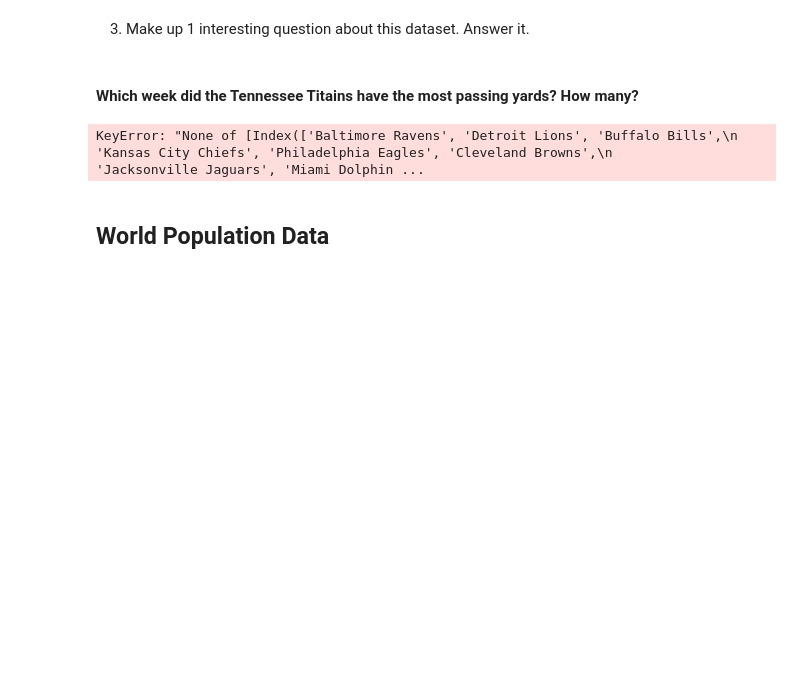
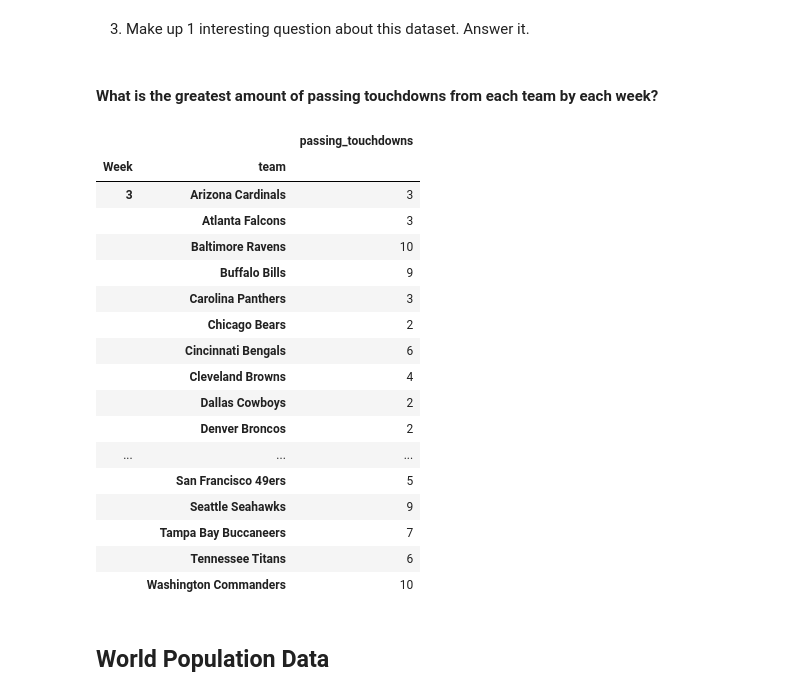
Before and after one commit to AveryH6/cis277-fa22-Lab4, a Jupyter notebook: Lab4.ipynb, the cells around one changed output. Saved outputs shown, nothing was run; the diff lists cells and outputs as text; code cells hidden in the pictures; blank space fills up the shorter version.

```diff
--- a/Lab4.ipynb
+++ b/Lab4.ipynb
@@ -62,12 +62,29 @@ football_weeks
 | 31 | 32 | Indianapolis Colts | 3 | 3 | 40 | 994 | 207 | 4.8 | ... |
 # %% [markdown]
 3. Make up 1 interesting question about this dataset. Answer it.
-# %% [markdown]
-#### Which week did the Tennessee Titains have the most passing yards? How many?
-# %%
-passing_ave = football[ football.team ].passing_yards.mean()
-# %% [output]
-KeyError: "None of [Index(['Baltimore Ravens', 'Detroit Lions', 'Buffalo Bills',\n       'Kansas City Chiefs', 'Philadelphia Eagles', 'Cleveland Browns',\n       'Jacksonville Jaguars', 'Miami Dolphin ...
+# %% [markdown]
+#### What is the greatest amount of passing touchdowns from each team by each week?
+# %%
+pd.DataFrame(football.groupby(['Week', 'team']).passing_touchdowns.max())
+# %% [output]
+|  |  | passing_touchdowns |
+| Week | team |  |
+| 3 | Arizona Cardinals | 3 |
+|  | Atlanta Falcons | 3 |
+|  | Baltimore Ravens | 10 |
+|  | Buffalo Bills | 9 |
+|  | Carolina Panthers | 3 |
+|  | Chicago Bears | 2 |
+|  | Cincinnati Bengals | 6 |
+|  | Cleveland Browns | 4 |
+|  | Dallas Cowboys | 2 |
+|  | Denver Broncos | 2 |
+| ... | ... | ... |
+|  | San Francisco 49ers | 5 |
+|  | Seattle Seahawks | 9 |
+|  | Tampa Bay Buccaneers | 7 |
+|  | Tennessee Titans | 6 |
+|  | Washington Commanders | 10 |
 # %% [markdown]
 ## World Population Data
 # %% [markdown]
```
Also changed, not shown: parts of 2 cells of this notebook.
